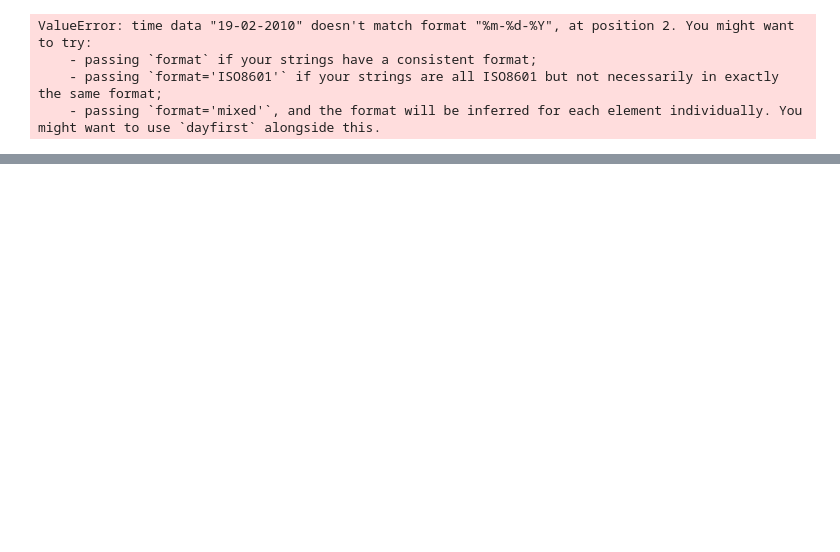
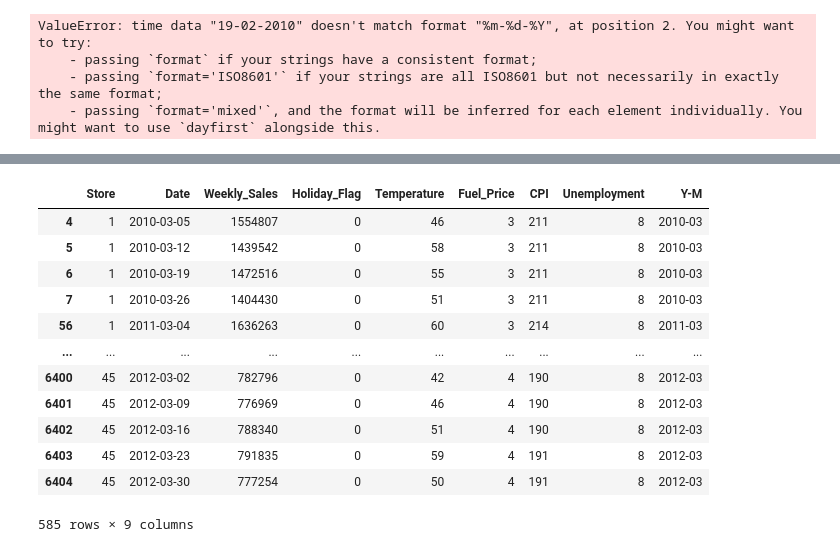
Before and after one commit to JuanAlMora/curso-codigofacilito-python-procesos-etl-modernos, a Jupyter notebook: 4-Transformacion/Tecnicas_Limpieza_Transformacion.ipynb, the cells around one changed output, grey strips where cells are left out. Drawn from its saved outputs; the diff is of its cells as text; code cells hidden in the pictures; blank space fills up the shorter version.

```diff
--- a/4-Transformacion/Tecnicas_Limpieza_Transformacion.ipynb
+++ b/4-Transformacion/Tecnicas_Limpieza_Transformacion.ipynb
@@ -55,0 +342,16 @@ ValueError: time data "19-02-2010" doesn't match format "%m-%d-%Y", at position
+# %%
+sales_data[sales_data['Date'].dt.month == 3]
+# %% [output]
+|  | Store | Date | Weekly_Sales | Holiday_Flag | Temperature | Fuel_Price | CPI | Unemployment | Y-M |
+| 4 | 1 | 2010-03-05 | 1554807 | 0 | 46 | 3 | 211 | 8 | 2010-03 |
+| 5 | 1 | 2010-03-12 | 1439542 | 0 | 58 | 3 | 211 | 8 | 2010-03 |
+| 6 | 1 | 2010-03-19 | 1472516 | 0 | 55 | 3 | 211 | 8 | 2010-03 |
+| 7 | 1 | 2010-03-26 | 1404430 | 0 | 51 | 3 | 211 | 8 | 2010-03 |
+| 56 | 1 | 2011-03-04 | 1636263 | 0 | 60 | 3 | 214 | 8 | 2011-03 |
+| ... | ... | ... | ... | ... | ... | ... | ... | ... | ... |
+| 6400 | 45 | 2012-03-02 | 782796 | 0 | 42 | 4 | 190 | 8 | 2012-03 |
+| 6401 | 45 | 2012-03-09 | 776969 | 0 | 46 | 4 | 190 | 8 | 2012-03 |
+| 6402 | 45 | 2012-03-16 | 788340 | 0 | 51 | 4 | 190 | 8 | 2012-03 |
+| 6403 | 45 | 2012-03-23 | 791835 | 0 | 59 | 4 | 191 | 8 | 2012-03 |
+| 6404 | 45 | 2012-03-30 | 777254 | 0 | 50 | 4 | 191 | 8 | 2012-03 |
+585 rows × 9 columns
```
Also changed, not shown: parts of 25 cells of this notebook.
